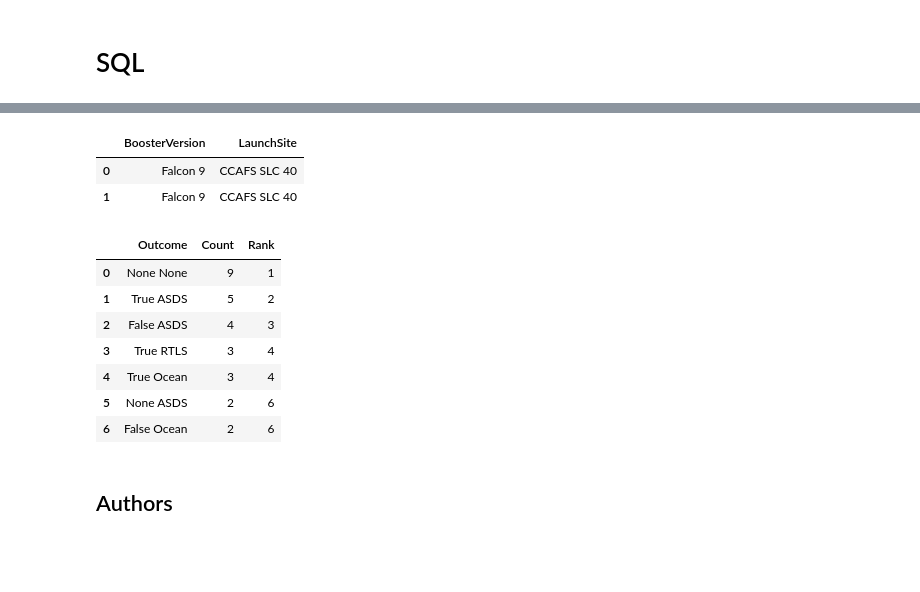
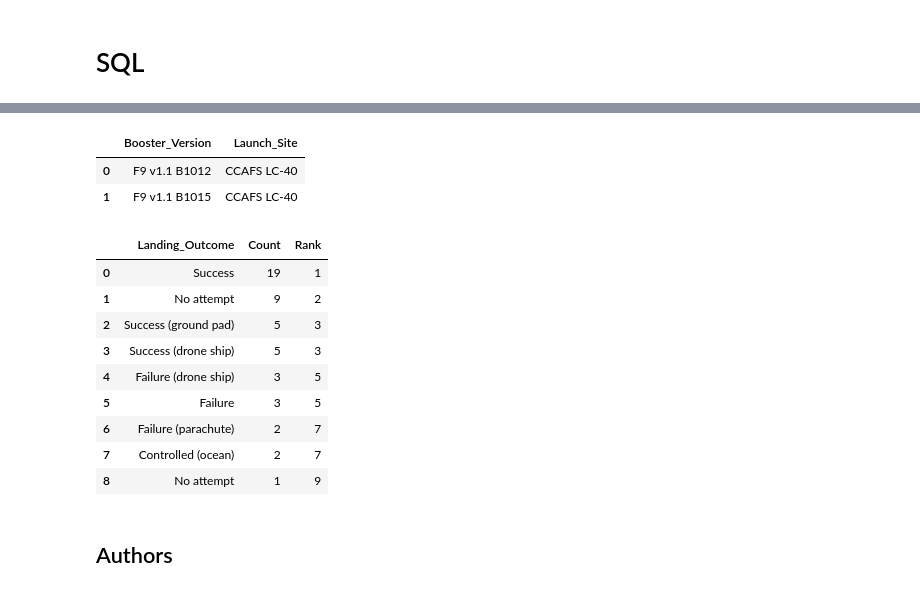
Before and after one commit to zoewangppp/testrepo, a Jupyter notebook: 10-final.ipynb, the cells around one changed output, grey strips where cells are left out. Cells and saved outputs as stored; diff of their text form; code cells hidden in the pictures; blank space fills up the shorter version.

```diff
--- a/10-final.ipynb
+++ b/10-final.ipynb
@@ -334,6 +334,10 @@ Text(0, 0.5, 'Success Rate')
 # !{sys.executable} -m pip install pandasql
 # %%
 # !pip install pandasql
+df = pd.read_csv("https://cf-courses-data.s3.us.cloud-object-storage.appdomain.cloud/IBM-DS0321EN-SkillsNetwork/labs/module_2/data/Spacex.csv")
+
 from pandasql import sqldf
 pysqldf = lambda q: sqldf(q, globals())
+# %%
+df=df.dropna()
 # %%
@@ -433,33 +470,35 @@ pysqldf(q)
 # %%
-q = """SELECT a.BoosterVersion, a.LaunchSite
-       FROM (SELECT *, strftime('%Y', date) as Years
+q = """SELECT a.Booster_Version, a.Launch_Site
+       FROM (SELECT *, substring(Date, 7, 10) as Year
            FROM df
-           WHERE Outcome = 'False ASDS') AS a
-        WHERE a.Years = '2015';"""
+           WHERE Landing_Outcome = 'Failure (drone ship)') AS a
+        WHERE a.Year = '2015';"""
 
 pysqldf(q)
 # %% [output]
-|  | BoosterVersion | LaunchSite |
-| 0 | Falcon 9 | CCAFS SLC 40 |
-| 1 | Falcon 9 | CCAFS SLC 40 |
+|  | Booster_Version | Launch_Site |
+| 0 | F9 v1.1 B1012 | CCAFS LC-40 |
+| 1 | F9 v1.1 B1015 | CCAFS LC-40 |
 # %%
-q = """SELECT Outcome, Count, RANK() OVER(ORDER BY Count DESC) Rank
-        FROM(SELECT Outcome, count(Class) as Count
+q = """SELECT Landing_Outcome, Count, RANK() OVER(ORDER BY Count DESC) Rank
+        FROM(SELECT Landing_Outcome, count(*) as Count
             FROM df
-            WHERE date BETWEEN '2010-06-04' and '2017-03-20'
-            GROUP BY Outcome
-            ORDER BY count(Class) DESC) AS a;"""
+            WHERE Date BETWEEN '06/04/2010' AND '20/03/2017'
+            GROUP BY Landing_Outcome
+            ORDER BY count(*) DESC) AS a;"""
 
 pysqldf(q)
 # %% [output]
-|  | Outcome | Count | Rank |
-| 0 | None None | 9 | 1 |
-| 1 | True ASDS | 5 | 2 |
-| 2 | False ASDS | 4 | 3 |
-| 3 | True RTLS | 3 | 4 |
-| 4 | True Ocean | 3 | 4 |
-| 5 | None ASDS | 2 | 6 |
-| 6 | False Ocean | 2 | 6 |
+|  | Landing_Outcome | Count | Rank |
+| 0 | Success | 19 | 1 |
+| 1 | No attempt | 9 | 2 |
+| 2 | Success (ground pad) | 5 | 3 |
+| 3 | Success (drone ship) | 5 | 3 |
+| 4 | Failure (drone ship) | 3 | 5 |
+| 5 | Failure | 3 | 5 |
+| 6 | Failure (parachute) | 2 | 7 |
+| 7 | Controlled (ocean) | 2 | 7 |
+| 8 | No attempt | 1 | 9 |
 # %% [markdown]
 ## Authors
 # %% [markdown]
```
Also changed, not shown: parts of 13 cells of this notebook.
